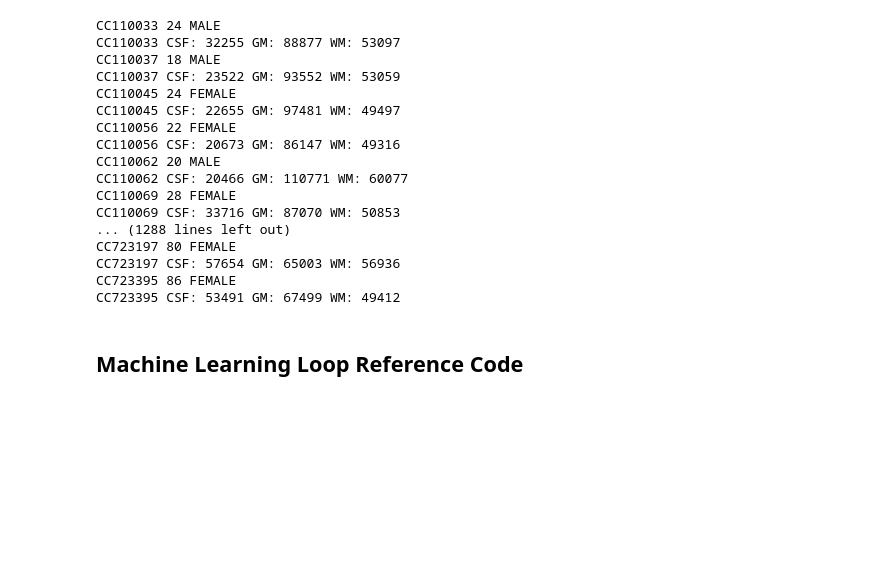
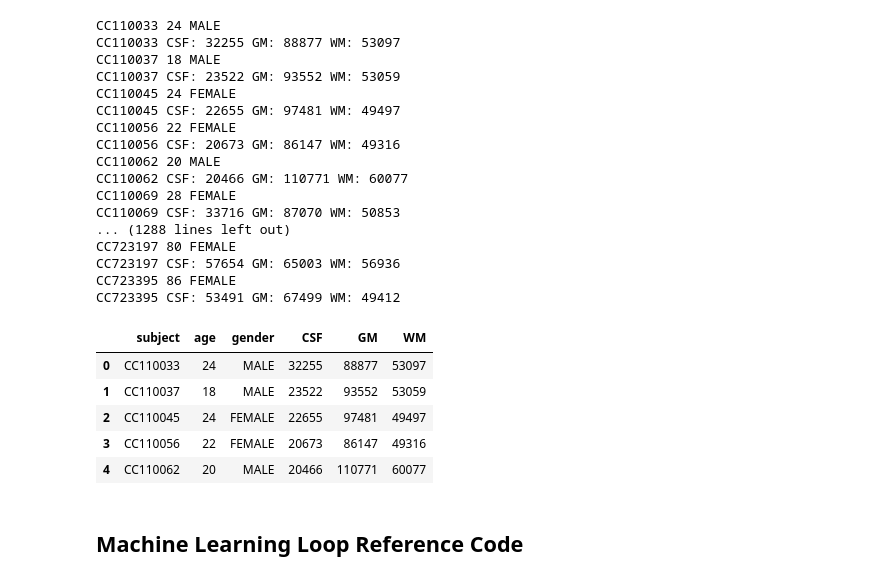
Before and after one commit to MaxMascini/Neural-Nexus-Ninjas, a Jupyter notebook: code/ML Classification.ipynb, the cells around one changed output. Saved outputs shown, nothing was run; the diff lists cells and outputs as text; code cells hidden in the pictures; blank space fills up the shorter version.

```diff
--- a/code/ML Classification.ipynb
+++ b/code/ML Classification.ipynb
@@ -43,6 +46,7 @@ def z_normalize(img_data, mask_data):
 # %%
 meta_data = pd.read_csv(Path(metadata_path, 'meta_data_all.csv'))
 
+all_data_list = []
 
 for subj, age, gender in zip(meta_data['subject_id'], meta_data['age'], meta_data['gender_text']): # ''gender_code'; 1= male, 2= female
     print(subj, age, gender)
@@ -66,6 +70,13 @@ for subj, age, gender in zip(meta_data['subject_id'], meta_data['age'], meta_dat
     print(f'{subj} CSF: {num_ones} GM: {num_twos} WM: {num_threes}')
 
     # Combining participant data for ML classification
+    all_data_list.append(pd.DataFrame({'subject': subj,
+                                       'age': age,
+                                       'gender': gender,
+                                       'CSF': num_ones,
+                                       'GM': num_twos,
+                                       'WM': num_threes}, index=[0]))
+data_table = pd.concat(all_data_list, ignore_index=True)
 # %% [output]
 CC110033 24 MALE
 CC110033 CSF: 32255 GM: 88877 WM: 53097
@@ -84,6 +95,15 @@ CC723197 80 FEMALE
 CC723197 CSF: 57654 GM: 65003 WM: 56936
 CC723395 86 FEMALE
 CC723395 CSF: 53491 GM: 67499 WM: 49412
+# %%
+data_table.head()
+# %% [output]
+|  | subject | age | gender | CSF | GM | WM |
+| 0 | CC110033 | 24 | MALE | 32255 | 88877 | 53097 |
+| 1 | CC110037 | 18 | MALE | 23522 | 93552 | 53059 |
+| 2 | CC110045 | 24 | FEMALE | 22655 | 97481 | 49497 |
+| 3 | CC110056 | 22 | FEMALE | 20673 | 86147 | 49316 |
+| 4 | CC110062 | 20 | MALE | 20466 | 110771 | 60077 |
 # %% [markdown]
 ## Machine Learning Loop Reference Code
 # %%
```
Also changed, not shown: parts of 3 cells of this notebook.
